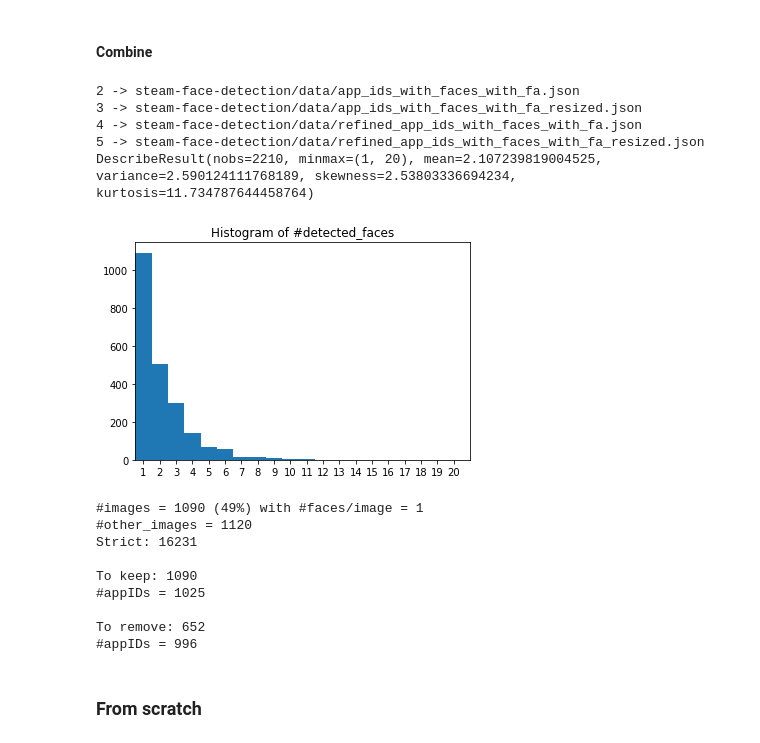
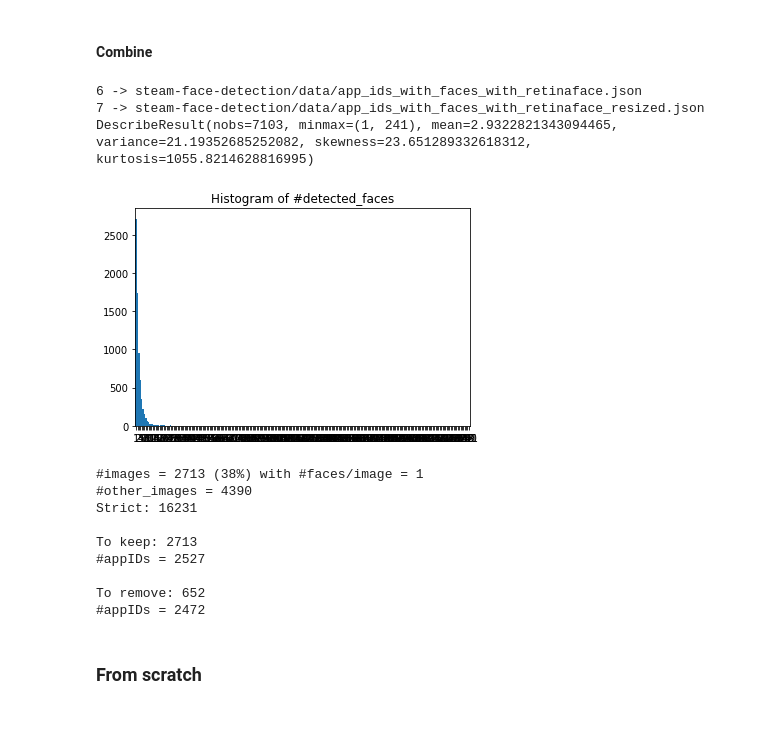
Before and after one commit to woctezuma/steam-filtered-image-data, a Jupyter notebook: build_steam_oneface_dataset.ipynb, the cells around one changed output. Cells and saved outputs as stored; diff of their text form; code cells hidden in the pictures.

Commit message:
Update notebook with RetinaFace

```diff
--- a/build_steam_oneface_dataset.ipynb
+++ b/build_steam_oneface_dataset.ipynb
@@ -672,55 +956,54 @@ import glob
 import json
 
 # selected_indices = range(len(fnames))
-selected_indices = [2,3,4,5]
+# selected_indices = [2,3,4,5]
 # selected_indices = [2,3]
 # selected_indices = [4,5]
+selected_indices = [6,7]
 
 d_combined = None
 
 for i, fname in enumerate(fnames):
   if i not in selected_indices:
     continue
 
   print('{} -> {}'.format(i, fname))
 
   with open(fname, 'r') as f:
     d = json.load(f)
 
   if d_combined is None:
     d_combined = dict(d)
   else:
     temp = list(d_combined.keys())
     for i in temp:
       if i in d:
         d_combined[i] = max(d_combined[i], d[i])
       else:
         d_combined.pop(i)
 
 data_for_faces = [ i for i in d_combined.values() ]
 
 analyze_data(data_for_faces)
 
 filtered_app_ids = get_combination(app_ids_strict,
                                     duplicates_all,
                                     app_id_dict=d_combined,
                                     max_num_faces = 1)
 # %% [output]
-2 -> steam-face-detection/data/app_ids_with_faces_with_fa.json
-3 -> steam-face-detection/data/app_ids_with_faces_with_fa_resized.json
-4 -> steam-face-detection/data/refined_app_ids_with_faces_with_fa.json
-5 -> steam-face-detection/data/refined_app_ids_with_faces_with_fa_resized.json
-DescribeResult(nobs=2210, minmax=(1, 20), mean=2.107239819004525, variance=2.590124111768189, skewness=2.53803336694234, kurtosis=11.734787644458764)
+6 -> steam-face-detection/data/app_ids_with_faces_with_retinaface.json
+7 -> steam-face-detection/data/app_ids_with_faces_with_retinaface_resized.json
+DescribeResult(nobs=7103, minmax=(1, 241), mean=2.9322821343094465, variance=21.19352685252082, skewness=23.651289332618312, kurtosis=1055.8214628816995)
-[figure, old version]
+[figure, new version]
-#images = 1090 (49%) with #faces/image = 1
-#other_images = 1120
+#images = 2713 (38%) with #faces/image = 1
+#other_images = 4390
 Strict: 16231
 
-To keep: 1090
-#appIDs = 1025
+To keep: 2713
+#appIDs = 2527
 
 To remove: 652
-#appIDs = 996
+#appIDs = 2472
 # %% [markdown]
 ### From scratch
 # %%
```
Also changed, not shown: parts of 41 cells of this notebook.
